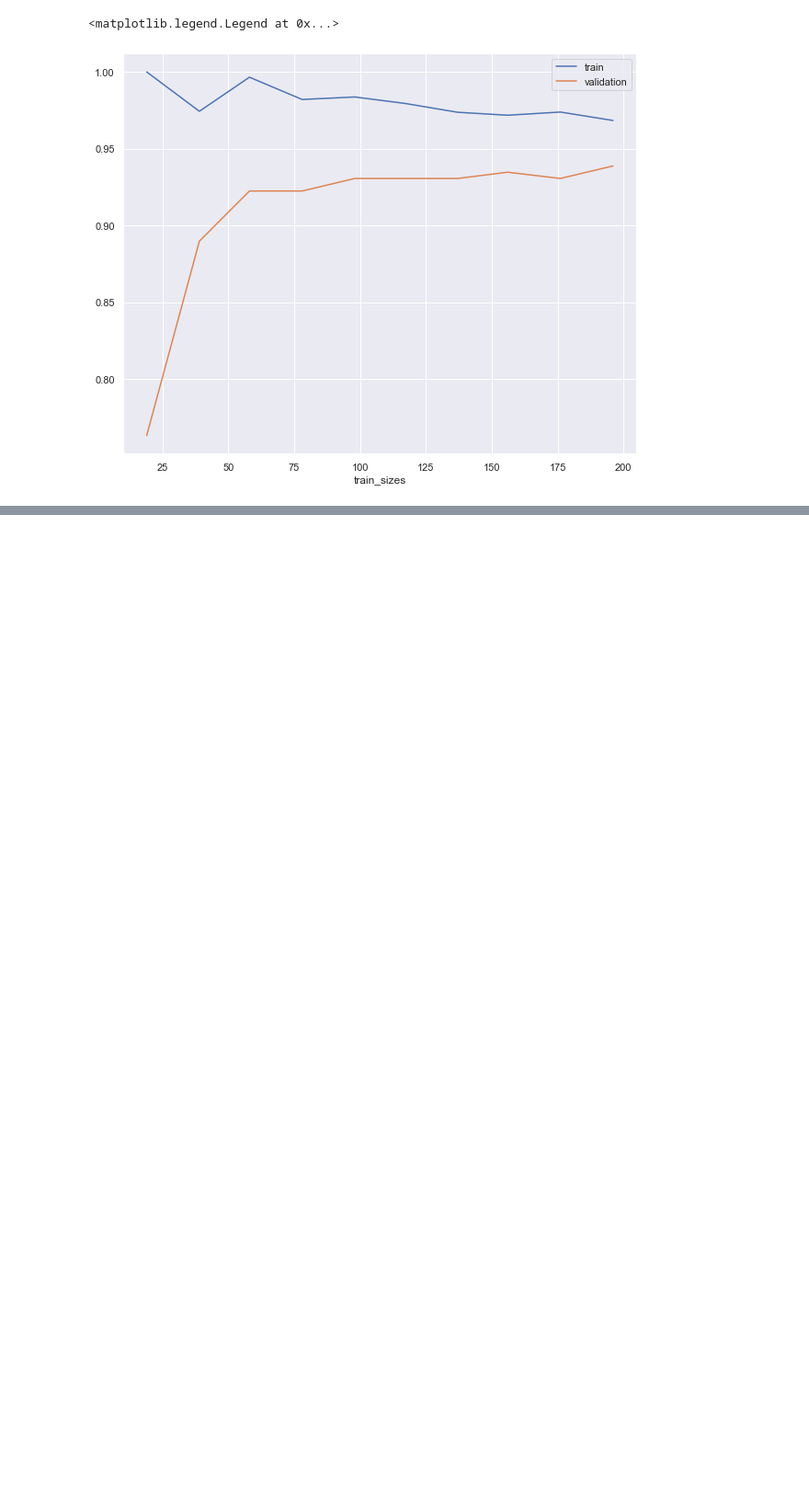
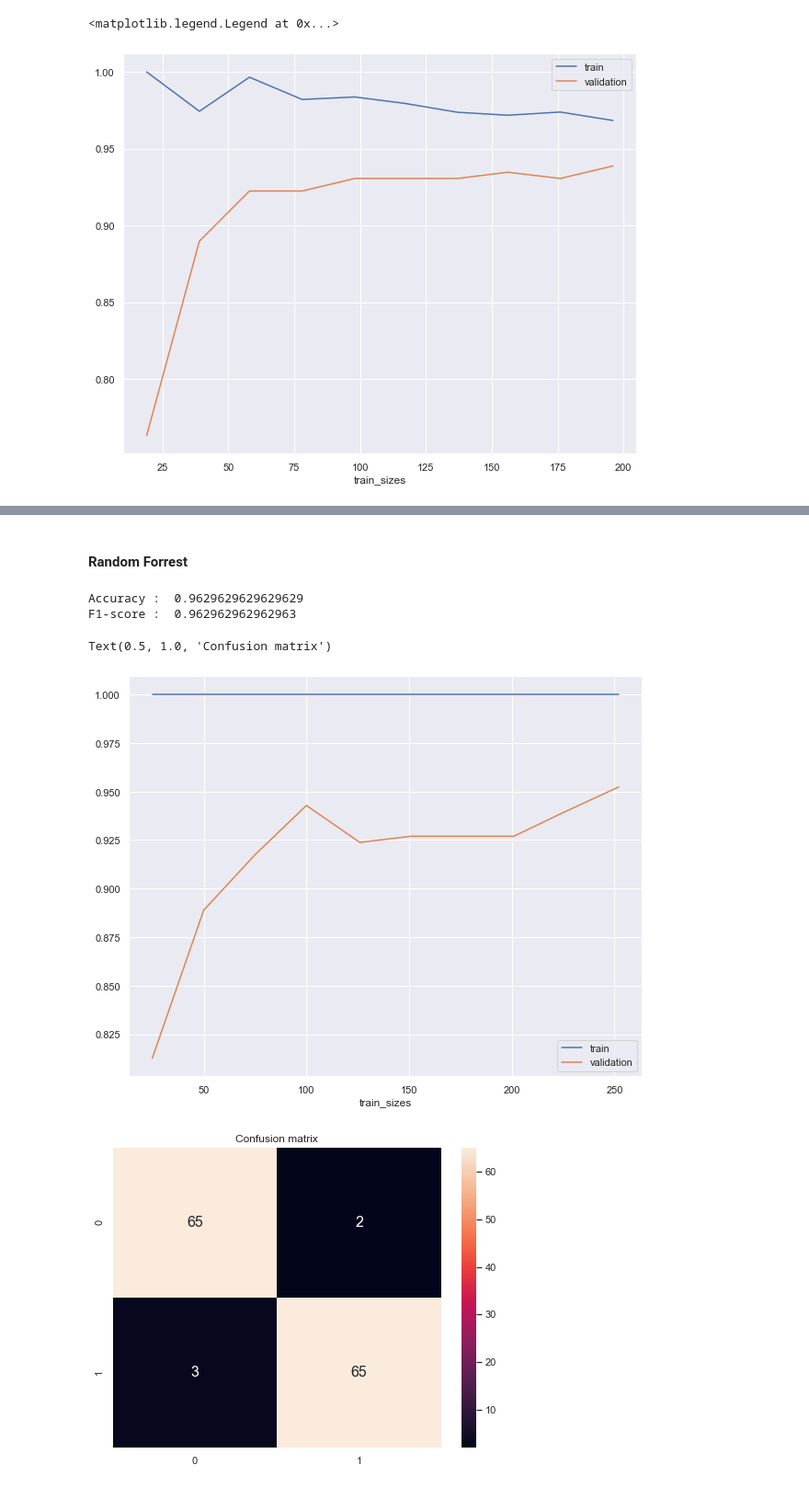
Before and after one commit to MohamedNennouche/Other-classification-projects, a Jupyter notebook: Ionosphere classification/iono-notebook.ipynb, the cells around one changed output, grey strips where cells are left out. Shown at 92% size. Drawn from its saved outputs; the diff is of its cells as text; code cells hidden in the pictures; blank space fills up the shorter version.

```diff
--- a/iono-notebook.ipynb
+++ b/Ionosphere classification/iono-notebook.ipynb
@@ -181,0 +242,24 @@ plt.legend()
+# %% [markdown]
+#### Random Forrest
+# %%
+forrest_balanced = RandomForestClassifier(n_estimators = 55, max_features = 'log2', criterion = 'entropy', class_weight='balanced', random_state = 10).fit(fv_train_balanced,etiq_train_balanced)
+yforrest_balanced = forrest_balanced.predict(fv_test_balanced)
+print("Accuracy : ",metrics.accuracy_score(etiq_test_balanced, yforrest_balanced))
+print("F1-score : ",metrics.f1_score(etiq_test_balanced, yforrest_balanced, average='macro'))
+
+N, train_score, val_score = learning_curve(forrest_balanced, fv_train_balanced, etiq_train_balanced, train_sizes=np.linspace(0.1, 1.0, 10), cv = 5)
+plt.figure(figsize=(10,8))
+plt.plot(N, train_score.mean(axis=1), label='train')
+plt.plot(N, val_score.mean(axis=1), label='validation')
+plt.xlabel('train_sizes')
+plt.legend()
+
+plt.figure(figsize=(8,6))
+sns.heatmap(metrics.confusion_matrix(etiq_test_balanced, yforrest_balanced), annot=True, annot_kws={"size": 16})
+plt.title("Confusion matrix")
+# %% [output]
+Accuracy :  0.9629629629629629
+F1-score :  0.962962962962963
+Text(0.5, 1.0, 'Confusion matrix')
+[figure, added]
+[figure, added]
```
Also changed, not shown: parts of 9 cells of this notebook, 3 other files.
